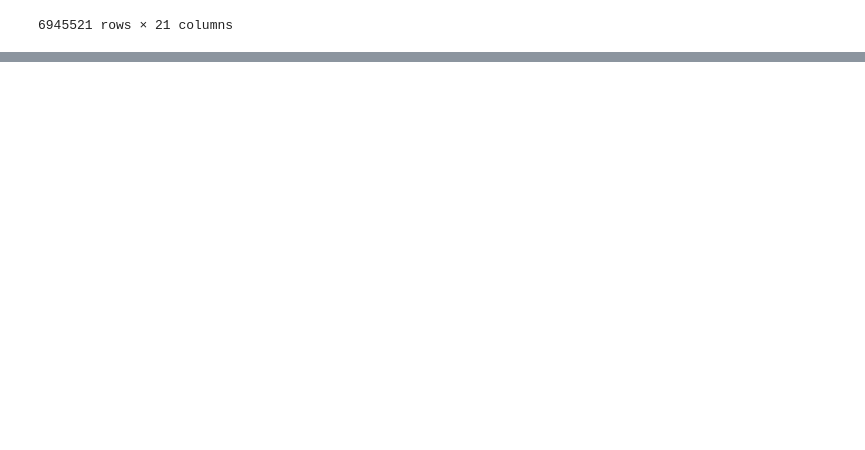
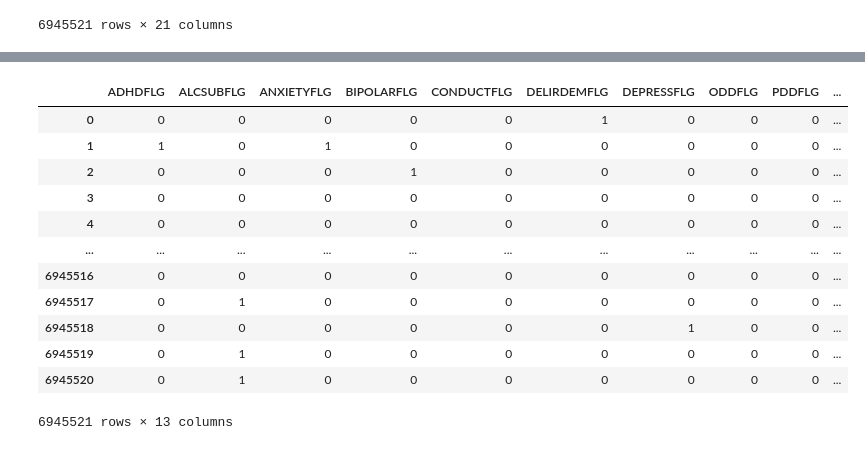
Before and after one commit to onayeri/SAMHDA_Summary, a Jupyter notebook: Mental_Health_DemoData_json.ipynb, the cells around one changed output, grey strips where cells are left out. Cells and saved outputs as stored; diff of their text form; code cells hidden in the pictures; blank space fills up the shorter version.

```diff
--- a/Mental_Health_DemoData_json.ipynb
+++ b/Mental_Health_DemoData_json.ipynb
@@ -261,0 +293,16 @@ clean_mh_demo_data_df
+# %%
+diagnosis_data_df
+# %% [output]
+|  | ADHDFLG | ALCSUBFLG | ANXIETYFLG | BIPOLARFLG | CONDUCTFLG | DELIRDEMFLG | DEPRESSFLG | ODDFLG | PDDFLG | ... |
+| 0 | 0 | 0 | 0 | 0 | 0 | 1 | 0 | 0 | 0 | ... |
+| 1 | 1 | 0 | 1 | 0 | 0 | 0 | 0 | 0 | 0 | ... |
+| 2 | 0 | 0 | 0 | 1 | 0 | 0 | 0 | 0 | 0 | ... |
+| 3 | 0 | 0 | 0 | 0 | 0 | 0 | 0 | 0 | 0 | ... |
+| 4 | 0 | 0 | 0 | 0 | 0 | 0 | 0 | 0 | 0 | ... |
+| ... | ... | ... | ... | ... | ... | ... | ... | ... | ... | ... |
+| 6945516 | 0 | 0 | 0 | 0 | 0 | 0 | 0 | 0 | 0 | ... |
+| 6945517 | 0 | 1 | 0 | 0 | 0 | 0 | 0 | 0 | 0 | ... |
+| 6945518 | 0 | 0 | 0 | 0 | 0 | 0 | 1 | 0 | 0 | ... |
+| 6945519 | 0 | 1 | 0 | 0 | 0 | 0 | 0 | 0 | 0 | ... |
+| 6945520 | 0 | 1 | 0 | 0 | 0 | 0 | 0 | 0 | 0 | ... |
+6945521 rows × 13 columns
```
Also changed, not shown: parts of 28 cells of this notebook.
